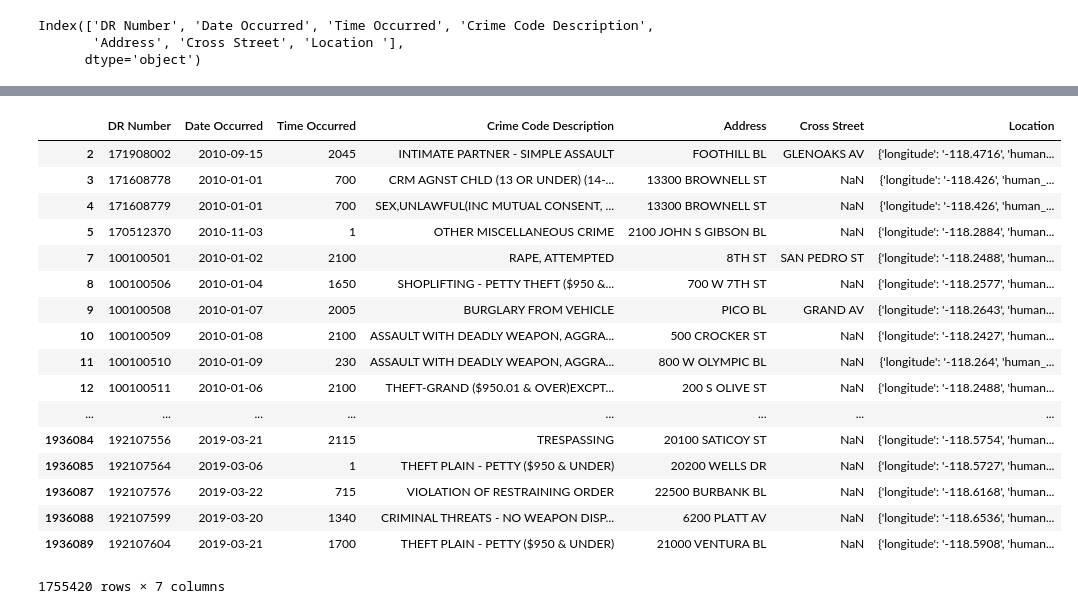
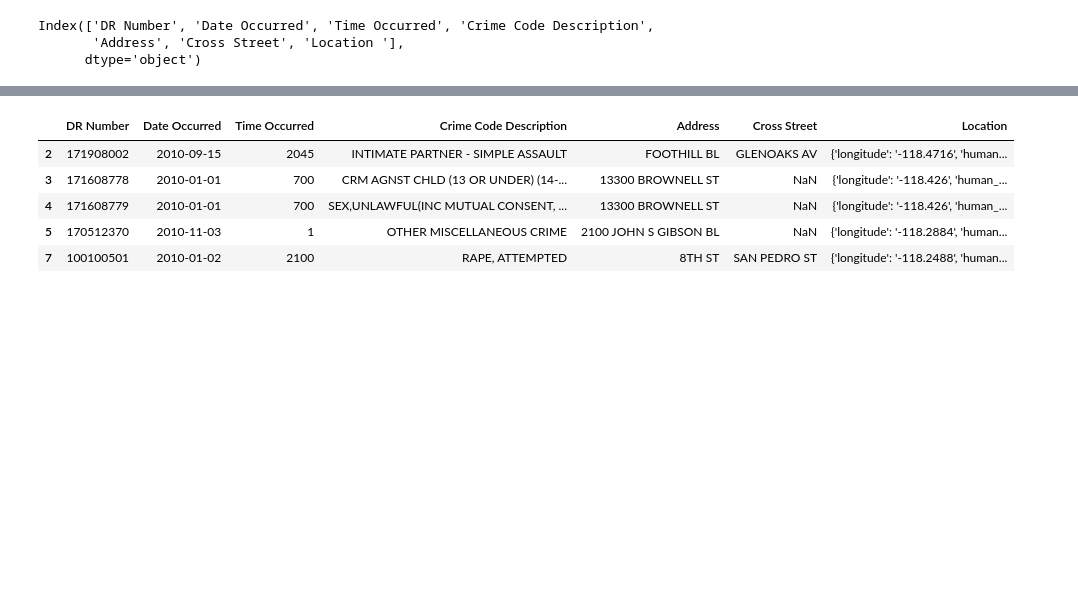
Before and after one commit to zhaomh1998/SafeRoute, a Jupyter notebook: PythonScripts/dataexplore.ipynb, the cells around one changed output, grey strips where cells are left out. Drawn from its saved outputs; the diff is of its cells as text; code cells hidden in the pictures; blank space fills up the shorter version.

```diff
--- a/PythonScripts/dataexplore.ipynb
+++ b/PythonScripts/dataexplore.ipynb
@@ -61,7 +55,7 @@ drop_cols = [
     'Crime Code 2',
     'Crime Code 3',
     'Crime Code 4',
-    'Crime Code'
+    'Crime Code',
     'Date Reported'
 ]
 
@@ -164,24 +146,13 @@ df.head()
 # %%
 df['Date Occurred'] = pd.to_datetime(df['Date Occurred'])
-df
+df = df.rename(index=str, columns={"Location ": "Location"}) # Column name has extra space
+df.head()
 # %% [output]
 |  | DR Number | Date Occurred | Time Occurred | Crime Code Description | Address | Cross Street | Location |
 | 2 | 171908002 | 2010-09-15 | 2045 | INTIMATE PARTNER - SIMPLE ASSAULT | FOOTHILL BL | GLENOAKS AV | {'longitude': '-118.4716', 'human... |
 | 3 | 171608778 | 2010-01-01 | 700 | CRM AGNST CHLD (13 OR UNDER) (14-... | 13300 BROWNELL ST | NaN | {'longitude': '-118.426', 'human_... |
 | 4 | 171608779 | 2010-01-01 | 700 | SEX,UNLAWFUL(INC MUTUAL CONSENT, ... | 13300 BROWNELL ST | NaN | {'longitude': '-118.426', 'human_... |
 | 5 | 170512370 | 2010-11-03 | 1 | OTHER MISCELLANEOUS CRIME | 2100 JOHN S GIBSON BL | NaN | {'longitude': '-118.2884', 'human... |
 | 7 | 100100501 | 2010-01-02 | 2100 | RAPE, ATTEMPTED | 8TH ST | SAN PEDRO ST | {'longitude': '-118.2488', 'human... |
-| 8 | 100100506 | 2010-01-04 | 1650 | SHOPLIFTING - PETTY THEFT ($950 &... | 700 W 7TH ST | NaN | {'longitude': '-118.2577', 'human... |
-| 9 | 100100508 | 2010-01-07 | 2005 | BURGLARY FROM VEHICLE | PICO BL | GRAND AV | {'longitude': '-118.2643', 'human... |
-| 10 | 100100509 | 2010-01-08 | 2100 | ASSAULT WITH DEADLY WEAPON, AGGRA... | 500 CROCKER ST | NaN | {'longitude': '-118.2427', 'human... |
-| 11 | 100100510 | 2010-01-09 | 230 | ASSAULT WITH DEADLY WEAPON, AGGRA... | 800 W OLYMPIC BL | NaN | {'longitude': '-118.264', 'human_... |
-| 12 | 100100511 | 2010-01-06 | 2100 | THEFT-GRAND ($950.01 & OVER)EXCPT... | 200 S OLIVE ST | NaN | {'longitude': '-118.2488', 'human... |
-| ... | ... | ... | ... | ... | ... | ... | ... |
-| 1936084 | 192107556 | 2019-03-21 | 2115 | TRESPASSING | 20100 SATICOY ST | NaN | {'longitude': '-118.5754', 'human... |
-| 1936085 | 192107564 | 2019-03-06 | 1 | THEFT PLAIN - PETTY ($950 & UNDER) | 20200 WELLS DR | NaN | {'longitude': '-118.5727', 'human... |
-| 1936087 | 192107576 | 2019-03-22 | 715 | VIOLATION OF RESTRAINING ORDER | 22500 BURBANK BL | NaN | {'longitude': '-118.6168', 'human... |
-| 1936088 | 192107599 | 2019-03-20 | 1340 | CRIMINAL THREATS - NO WEAPON DISP... | 6200 PLATT AV | NaN | {'longitude': '-118.6536', 'human... |
-| 1936089 | 192107604 | 2019-03-21 | 1700 | THEFT PLAIN - PETTY ($950 & UNDER) | 21000 VENTURA BL | NaN | {'longitude': '-118.5908', 'human... |
-1755420 rows × 7 columns
 # %%
 random_week_start = '2019-03-03'
```
Also changed, not shown: parts of 12 cells of this notebook.
